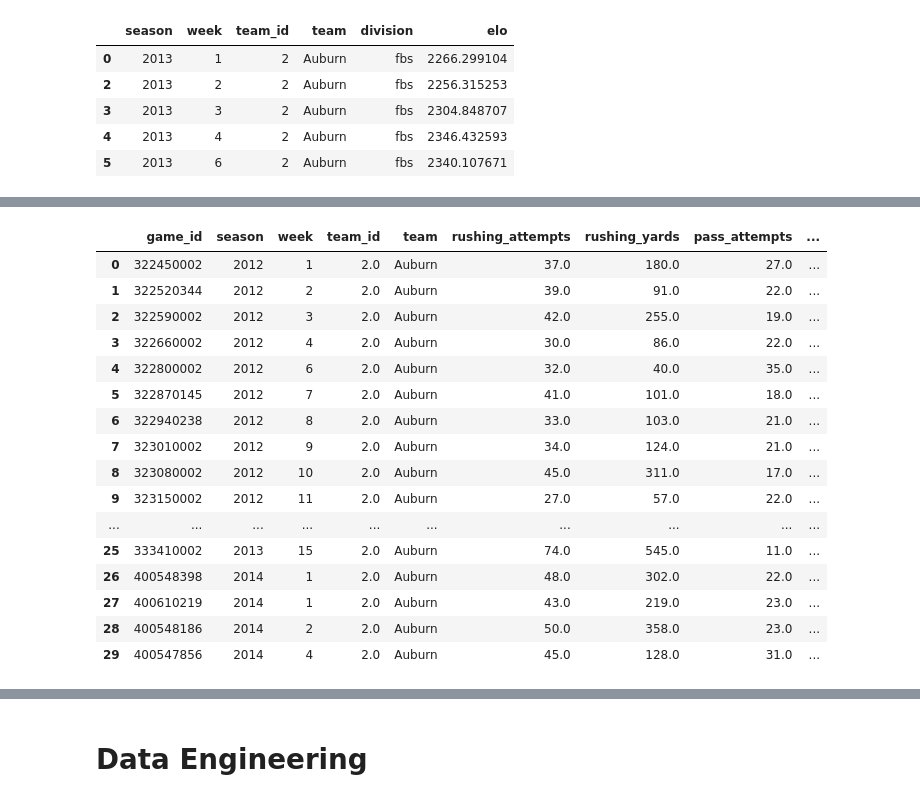
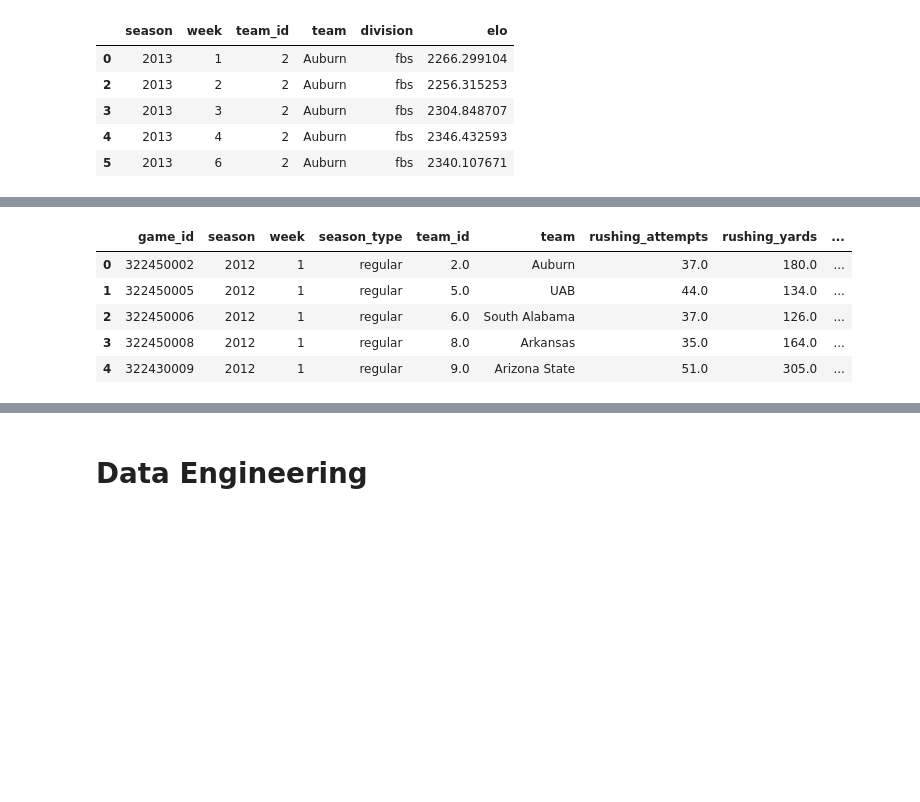
Before and after one commit to lneuendorf/cfb-win-probability, a Jupyter notebook: notebooks/first_3_downs_decision.ipynb, the cells around one changed output, grey strips where cells are left out. Cells and saved outputs as stored; diff of their text form; code cells hidden in the pictures; blank space fills up the shorter version.

Commit message:
added rolling average team level stats

```diff
--- a/notebooks/first_3_downs_decision.ipynb
+++ b/notebooks/first_3_downs_decision.ipynb
@@ -259,7 +259,19 @@ for year in range(2012, 2025): # Include year prior to 2013 for rolling stats
         all_dfs.append(season_df)
         season_df.to_parquet(file_path)
 
-team_stats = pd.concat(all_dfs, ignore_index=True).reset_index(drop=True)
+team_stats = (
+    games[['id', 'season', 'week', 'season_type']].rename(columns={'id': 'game_id'})
+    .merge(
+        pd.concat(all_dfs, ignore_index=True).reset_index(drop=True),
+        on='game_id', how='left'
+    )
+    .dropna(subset=['team_id'])
+    .sort_values(
+        by=['season', 'season_type', 'week', 'team_id'],
+        ignore_index=True,
+        ascending=[True, False, True, True]
+    )
+)
 team_stats.head()
 # %% [output]
 Reading ../data/game_team_stats/2012.parquet from cached data
@@ -284,8 +396,11 @@ Reading ../data/game_team_stats/2024.parquet from cached data
 # %%
 team_stats = (
-    games[['id','season','week']].rename(columns={'id': 'game_id'})
-    .merge(team_stats, on=['game_id'], how='left')
-    .sort_values(by=['team_id','season', 'week'])
+    team_stats
+    .sort_values(
+        by=['season', 'season_type', 'week', 'team_id'],
+        ignore_index=True,
+        ascending=[True, False, True, True]
+    )
     .assign(
         completion_attempts=lambda x: x.completion_attempts.fillna('0-0')
     )
@@ -309,7 +424,7 @@ median_rushing_attempts = team_stats.query('rushing_attempts > 0').rushing_attem
 median_rushing_yards = team_stats.query('rushing_attempts > 0').rushing_yards.median(skipna=True)
 
 cols = [
-    'game_id', 'season', 'week', 'team_id', 'team',
+    'game_id', 'season', 'week', 'season_type', 'team_id', 'team',
     'rushing_attempts', 'rushing_yards',
     'pass_attempts', 'passing_yards',
     'kicking_points'
@@ -318,48 +433,37 @@ cols = [
 team_stats = (
     team_stats
     .assign(
         pass_attempts=np.where(
             team_stats.pass_attempts > 0,
             team_stats.pass_attempts,
             median_passing_attempts
         ),
         passing_yards=np.where(
             (team_stats.passing_yards > 0) & team_stats.passing_yards.notnull(),
             team_stats.passing_yards,
             median_passing_yards
         ),
         rushing_attempts=np.where(
             (team_stats.rushing_attempts > 0) & team_stats.rushing_attempts.notnull(),
             team_stats.rushing_attempts,
             median_rushing_attempts
         ),
         rushing_yards=np.where(
             (team_stats.rushing_yards > 0) & team_stats.rushing_yards.notnull(),
             team_stats.rushing_yards,
             median_rushing_yards
         ),
         kicking_points=lambda x: x.kicking_points.fillna(0).astype(float)
     )
     [cols]
     .dropna(subset=['team_id', 'team', 'season', 'week', 'game_id'])
     .reset_index(drop=True)
 )
-team_stats.head(30)
+team_stats.head()
 # %% [output]
-|  | game_id | season | week | team_id | team | rushing_attempts | rushing_yards | pass_attempts | ... |
-| 0 | 322450002 | 2012 | 1 | 2.0 | Auburn | 37.0 | 180.0 | 27.0 | ... |
-| 1 | 322520344 | 2012 | 2 | 2.0 | Auburn | 39.0 | 91.0 | 22.0 | ... |
-| 2 | 322590002 | 2012 | 3 | 2.0 | Auburn | 42.0 | 255.0 | 19.0 | ... |
-| 3 | 322660002 | 2012 | 4 | 2.0 | Auburn | 30.0 | 86.0 | 22.0 | ... |
-| 4 | 322800002 | 2012 | 6 | 2.0 | Auburn | 32.0 | 40.0 | 35.0 | ... |
-| 5 | 322870145 | 2012 | 7 | 2.0 | Auburn | 41.0 | 101.0 | 18.0 | ... |
-| 6 | 322940238 | 2012 | 8 | 2.0 | Auburn | 33.0 | 103.0 | 21.0 | ... |
-| 7 | 323010002 | 2012 | 9 | 2.0 | Auburn | 34.0 | 124.0 | 21.0 | ... |
-| 8 | 323080002 | 2012 | 10 | 2.0 | Auburn | 45.0 | 311.0 | 17.0 | ... |
-| 9 | 323150002 | 2012 | 11 | 2.0 | Auburn | 27.0 | 57.0 | 22.0 | ... |
-| ... | ... | ... | ... | ... | ... | ... | ... | ... | ... |
-| 25 | 333410002 | 2013 | 15 | 2.0 | Auburn | 74.0 | 545.0 | 11.0 | ... |
-| 26 | 400548398 | 2014 | 1 | 2.0 | Auburn | 48.0 | 302.0 | 22.0 | ... |
-| 27 | 400610219 | 2014 | 1 | 2.0 | Auburn | 43.0 | 219.0 | 23.0 | ... |
-| 28 | 400548186 | 2014 | 2 | 2.0 | Auburn | 50.0 | 358.0 | 23.0 | ... |
-| 29 | 400547856 | 2014 | 4 | 2.0 | Auburn | 45.0 | 128.0 | 31.0 | ... |
+|  | game_id | season | week | season_type | team_id | team | rushing_attempts | rushing_yards | ... |
+| 0 | 322450002 | 2012 | 1 | regular | 2.0 | Auburn | 37.0 | 180.0 | ... |
+| 1 | 322450005 | 2012 | 1 | regular | 5.0 | UAB | 44.0 | 134.0 | ... |
+| 2 | 322450006 | 2012 | 1 | regular | 6.0 | South Alabama | 37.0 | 126.0 | ... |
+| 3 | 322450008 | 2012 | 1 | regular | 8.0 | Arkansas | 35.0 | 164.0 | ... |
+| 4 | 322430009 | 2012 | 1 | regular | 9.0 | Arizona State | 51.0 | 305.0 | ... |
```
Also changed, not shown: parts of 15 cells of this notebook, 2 other files.
